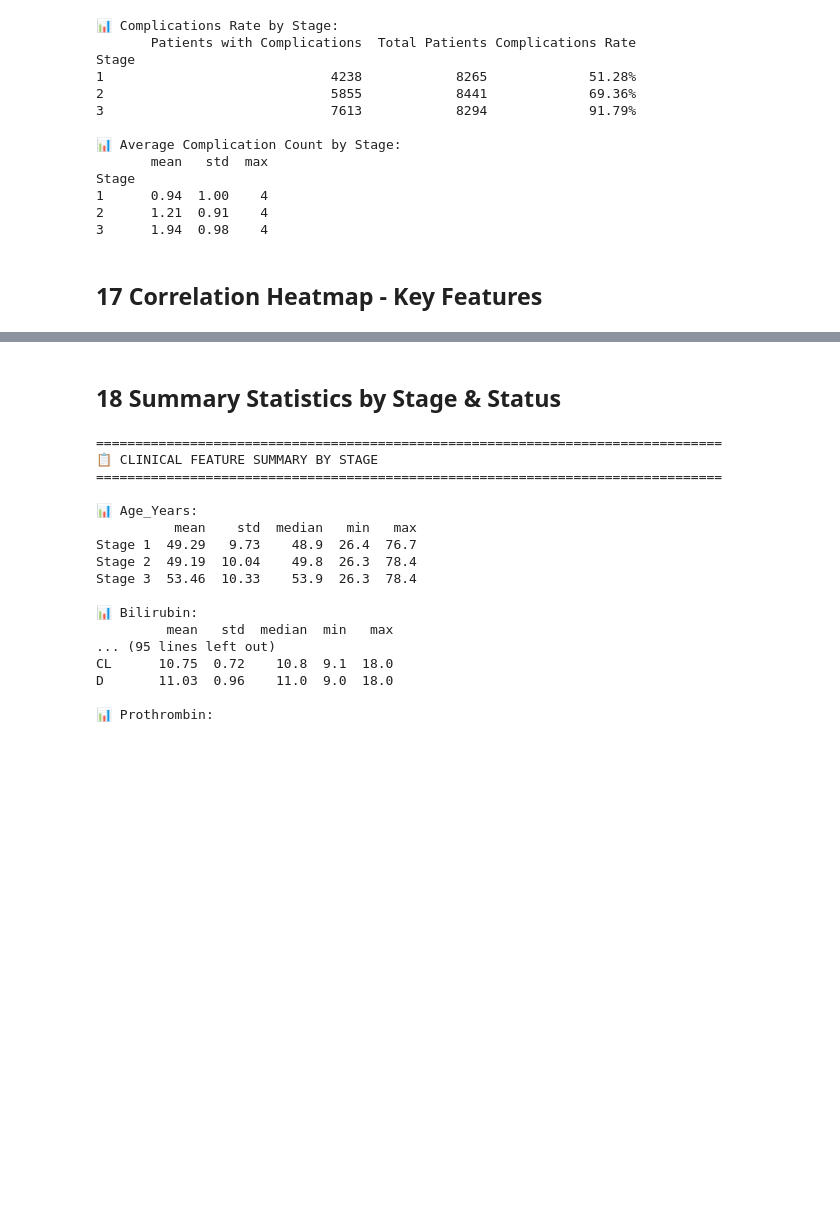
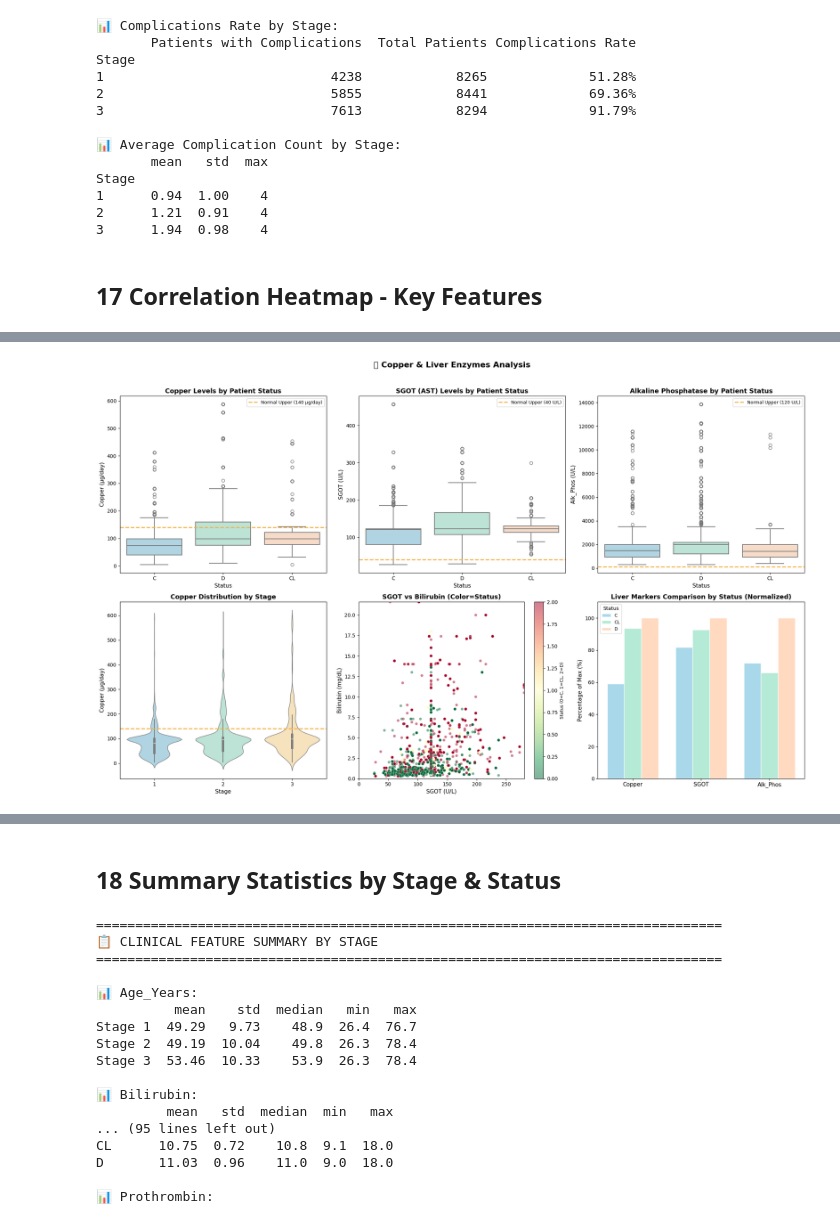
Before and after one commit to he-manthkumar/cirrhosis-ai-diagnosis, a Jupyter notebook: notebook/preprocessesing.ipynb, the cells around one changed output, grey strips where cells are left out. Saved outputs shown, nothing was run; the diff lists cells and outputs as text; code cells hidden in the pictures; blank space fills up the shorter version.

```diff
--- a/notebook/preprocessesing.ipynb
+++ b/notebook/preprocessesing.ipynb
@@ -947,0 +1173,87 @@ Name: Stage, dtype: float64
+# %%
+# Copper & Liver Enzymes Analysis
+fig, axes = plt.subplots(2, 3, figsize=(20, 12))
+
+# Subtle pastel colors
+pastel_blue = '#A8D8EA'
+pastel_mint = '#B5EAD7'
+pastel_peach = '#FFE5B4'
+pastel_coral = '#FFDAC1'
+pastel_lavender = '#E2C2FF'
+status_colors = [pastel_blue, pastel_mint, pastel_coral]
+
+# 1. Copper Distribution by Status
+sns.boxplot(data=df, x='Status', y='Copper', ax=axes[0, 0], palette=status_colors, linewidth=1.5)
+axes[0, 0].axhline(y=140, color='#F5B041', linestyle='--', linewidth=2, label='Normal Upper (140 µg/day)')
+axes[0, 0].set_title('Copper Levels by Patient Status', fontsize=13, fontweight='bold')
+axes[0, 0].set_xlabel('Status', fontsize=11)
+axes[0, 0].set_ylabel('Copper (µg/day)', fontsize=11)
+axes[0, 0].legend(loc='upper right', fontsize=9)
+
+# 2. SGOT (AST) Distribution by Status
+sns.boxplot(data=df, x='Status', y='SGOT', ax=axes[0, 1], palette=status_colors, linewidth=1.5)
+axes[0, 1].axhline(y=40, color='#F5B041', linestyle='--', linewidth=2, label='Normal Upper (40 U/L)')
+axes[0, 1].set_title('SGOT (AST) Levels by Patient Status', fontsize=13, fontweight='bold')
+axes[0, 1].set_xlabel('Status', fontsize=11)
+axes[0, 1].set_ylabel('SGOT (U/L)', fontsize=11)
+axes[0, 1].legend(loc='upper right', fontsize=9)
+
+# 3. Alkaline Phosphatase by Status
+sns.boxplot(data=df, x='Status', y='Alk_Phos', ax=axes[0, 2], palette=status_colors, linewidth=1.5)
+axes[0, 2].axhline(y=120, color='#F5B041', linestyle='--', linewidth=2, label='Normal Upper (120 U/L)')
+axes[0, 2].set_title('Alkaline Phosphatase by Patient Status', fontsize=13, fontweight='bold')
+axes[0, 2].set_xlabel('Status', fontsize=11)
+axes[0, 2].set_ylabel('Alk_Phos (U/L)', fontsize=11)
+axes[0, 2].legend(loc='upper right', fontsize=9)
+
+# 4. Copper by Stage - Violin
+sns.violinplot(data=df, x='Stage', y='Copper', ax=axes[1, 0],
+               palette=[pastel_blue, pastel_mint, pastel_peach, pastel_coral], linewidth=1)
+axes[1, 0].axhline(y=140, color='#F5B041', linestyle='--', linewidth=2)
+axes[1, 0].set_title('Copper Distribution by Stage', fontsize=13, fontweight='bold')
+axes[1, 0].set_xlabel('Stage', fontsize=11)
+axes[1, 0].set_ylabel('Copper (µg/day)', fontsize=11)
+
+# 5. SGOT vs Bilirubin (Liver damage markers)
+scatter = axes[1, 1].scatter(df['SGOT'], df['Bilirubin'],
+                              c=df['Status_Encoded'], cmap='RdYlGn_r', alpha=0.5, s=30, edgecolor='white', linewidth=0.3)
+axes[1, 1].set_title('SGOT vs Bilirubin (Color=Status)', fontsize=13, fontweight='bold')
+axes[1, 1].set_xlabel('SGOT (U/L)', fontsize=11)
+axes[1, 1].set_ylabel('Bilirubin (mg/dL)', fontsize=11)
+axes[1, 1].set_xlim(0, df['SGOT'].quantile(0.99))
+axes[1, 1].set_ylim(0, df['Bilirubin'].quantile(0.99))
+cbar = plt.colorbar(scatter, ax=axes[1, 1])
+cbar.set_label('Status (0=C, 1=CL, 2=D)', fontsize=9)
+
+# 6. Multi-marker comparison by Status (radar-style bar chart)
+markers = ['Copper', 'SGOT', 'Alk_Phos']
+marker_means = df.groupby('Status')[markers].mean()
+
+x = np.arange(len(markers))
+width = 0.25
+
+for i, (status, row) in enumerate(marker_means.iterrows()):
+    # Normalize to percentage of max for comparison
+    normalized = (row / marker_means.max()) * 100
+    axes[1, 2].bar(x + i*width, normalized.values, width, label=status,
+                   color=status_colors[i], edgecolor='white', linewidth=1)
+
+axes[1, 2].set_xticks(x + width)
+axes[1, 2].set_xticklabels(markers, fontsize=11)
+axes[1, 2].set_title('Liver Markers Comparison by Status (Normalized)', fontsize=13, fontweight='bold')
+axes[1, 2].set_ylabel('Percentage of Max (%)', fontsize=11)
+axes[1, 2].legend(title='Status', fontsize=9)
+axes[1, 2].set_ylim(0, 110)
+
+plt.suptitle('🔬 Copper & Liver Enzymes Analysis', fontsize=16, fontweight='bold', y=1.02)
+plt.tight_layout()
+plt.show()
+
+# Summary statistics
+print("\n📊 Copper Summary by Status:")
+print(df.groupby('Status')['Copper'].agg(['count', 'mean', 'median', 'std']).round(2))
+print("\n📊 SGOT Summary by Status:")
+print(df.groupby('Status')['SGOT'].agg(['count', 'mean', 'median', 'std']).round(2))
+print("\n📊 Alkaline Phosphatase Summary by Status:")
+print(df.groupby('Status')['Alk_Phos'].agg(['count', 'mean', 'median', 'std']).round(2))
+# %% [output]
@@ -947,0 +1275 @@ Name: Stage, dtype: float64
+[figure, added]
```
Also changed, not shown: parts of 23 cells of this notebook, 11 other files.
